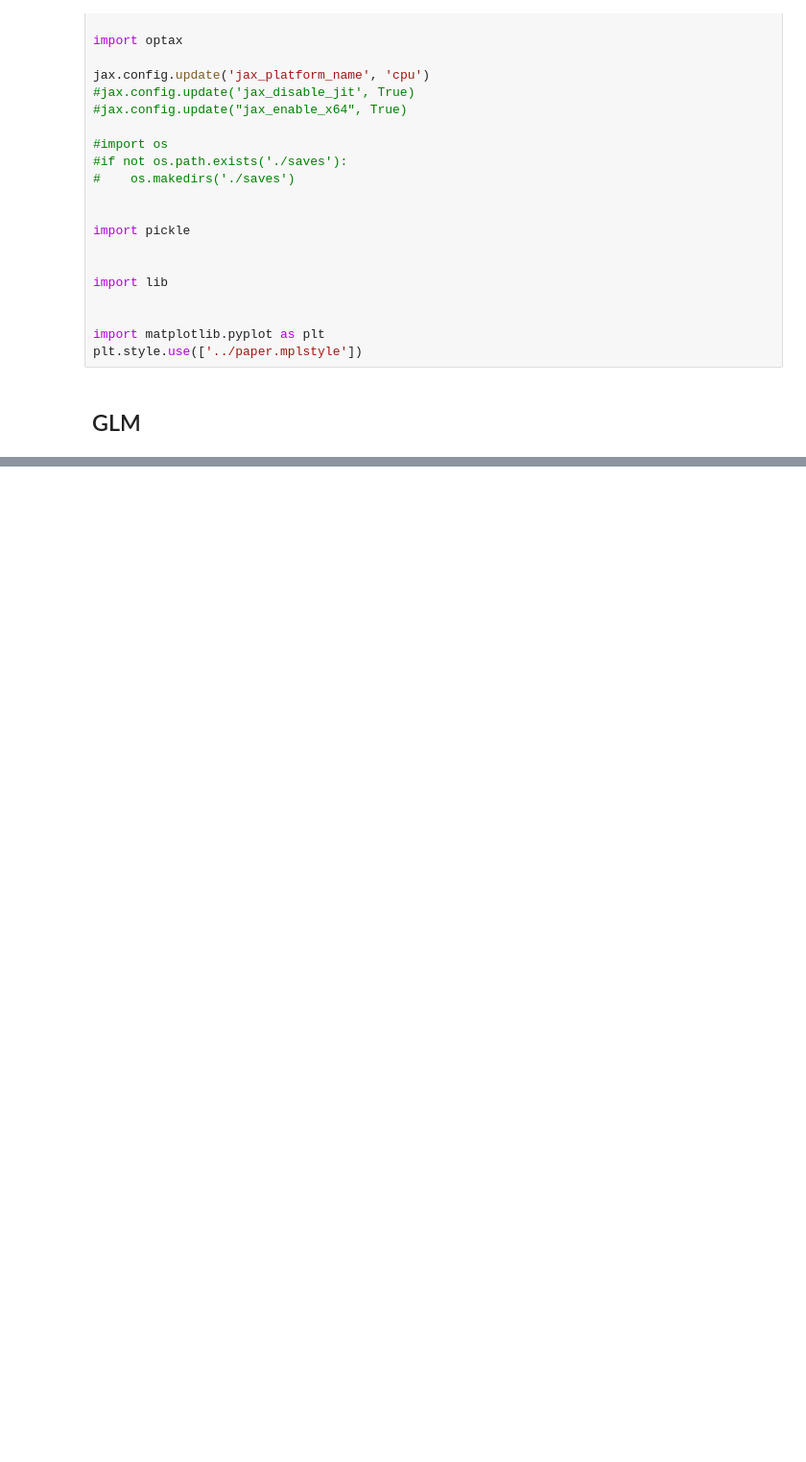
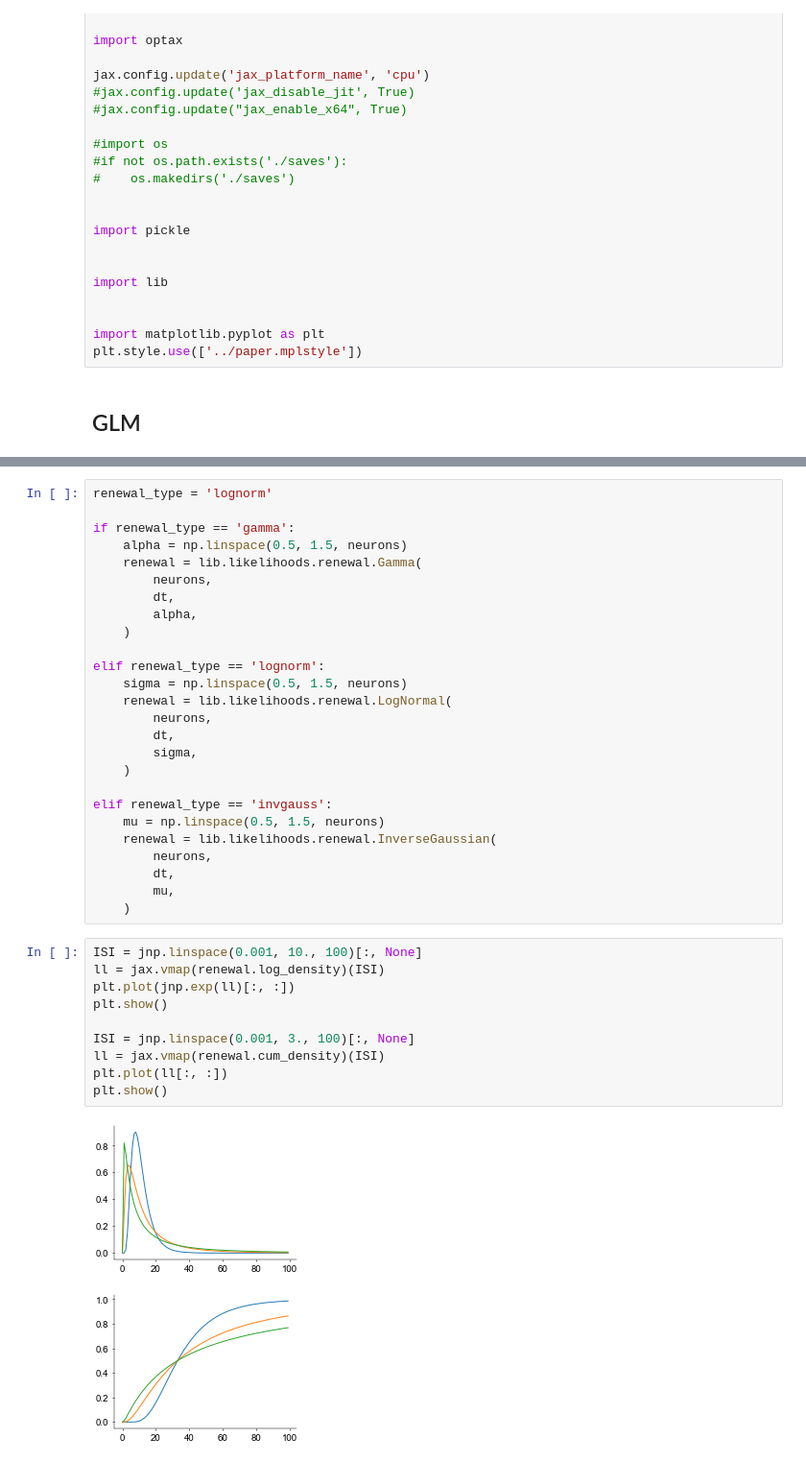
Before and after one commit to davindicode/nonparametric-nonrenewal-process, a Jupyter notebook: notebooks/baselines.ipynb, the cells around one changed output, grey strips where cells are left out. Shown at 96% size. Saved outputs shown, nothing was run; the diff lists cells and outputs as text; blank space fills up the shorter version.

```diff
--- a/notebooks/baselines.ipynb
+++ b/notebooks/baselines.ipynb
@@ -107,0 +299,39 @@ out.shape
+# %%
+renewal_type = 'lognorm'
+
+if renewal_type == 'gamma':
+    alpha = np.linspace(0.5, 1.5, neurons)
+    renewal = lib.likelihoods.renewal.Gamma(
+        neurons,
+        dt,
+        alpha,
+    )
+
+elif renewal_type == 'lognorm':
+    sigma = np.linspace(0.5, 1.5, neurons)
+    renewal = lib.likelihoods.renewal.LogNormal(
+        neurons,
+        dt,
+        sigma,
+    )
+
+elif renewal_type == 'invgauss':
+    mu = np.linspace(0.5, 1.5, neurons)
+    renewal = lib.likelihoods.renewal.InverseGaussian(
+        neurons,
+        dt,
+        mu,
+    )
+# %%
+ISI = jnp.linspace(0.001, 10., 100)[:, None]
+ll = jax.vmap(renewal.log_density)(ISI)
+plt.plot(jnp.exp(ll)[:, :])
+plt.show()
+
+ISI = jnp.linspace(0.001, 3., 100)[:, None]
+ll = jax.vmap(renewal.cum_density)(ISI)
+plt.plot(ll[:, :])
+plt.show()
+# %% [output]
+[figure, added]
+[figure, added]
```
Also changed, not shown: parts of 37 cells of this notebook, 17 other files.
